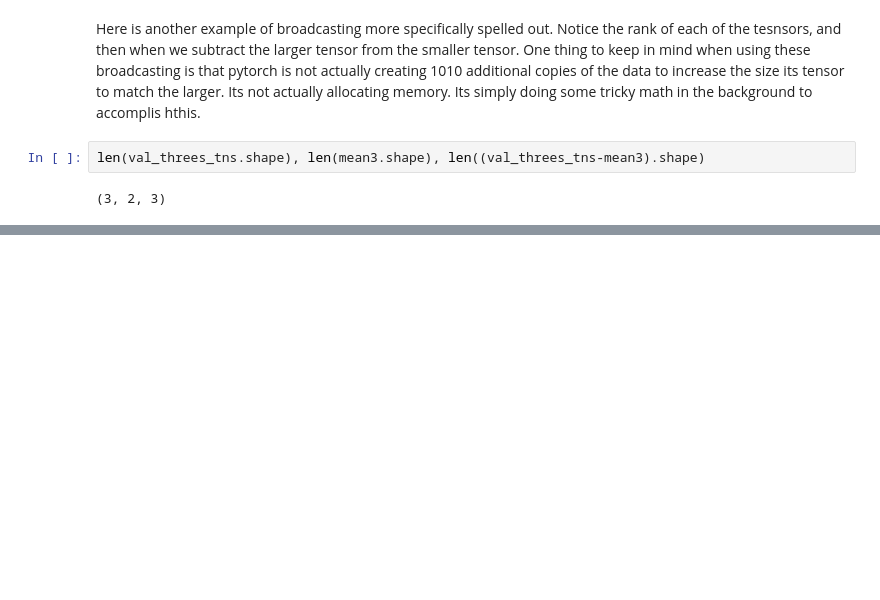
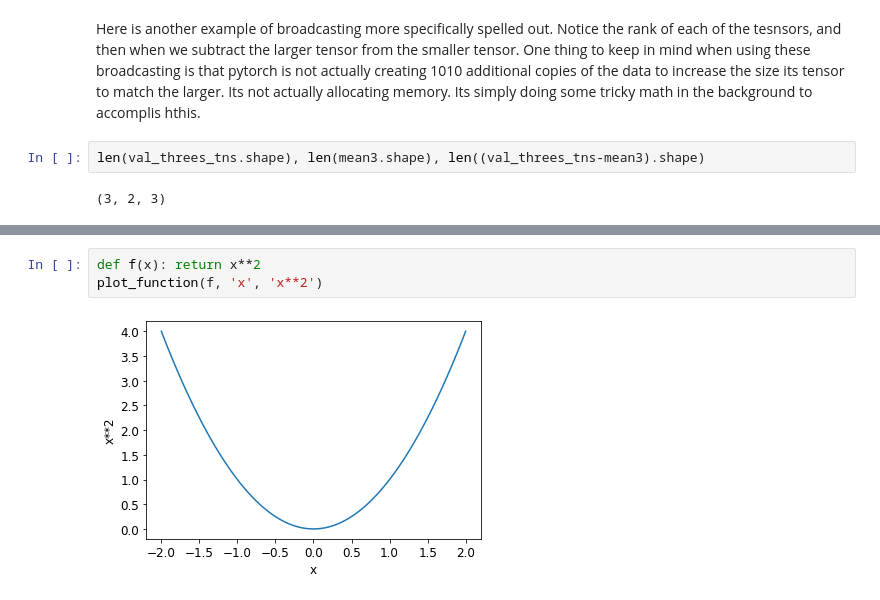
Before and after one commit to Audeon/fastai_Notebooks, a Jupyter notebook: Chapter_3_Digit_Identification.ipynb, the cells around one changed output, grey strips where cells are left out. Drawn from its saved outputs; the diff is of its cells as text; blank space fills up the shorter version.

```diff
--- a/Chapter_3_Digit_Identification.ipynb
+++ b/Chapter_3_Digit_Identification.ipynb
@@ -318,0 +370,5 @@ len(val_threes_tns.shape), len(mean3.shape), len((val_threes_tns-mean3).shape)
+# %%
+def f(x): return x**2
+plot_function(f, 'x', 'x**2')
+# %% [output]
+[figure, added]
```
Also changed, not shown: parts of 15 cells of this notebook.
